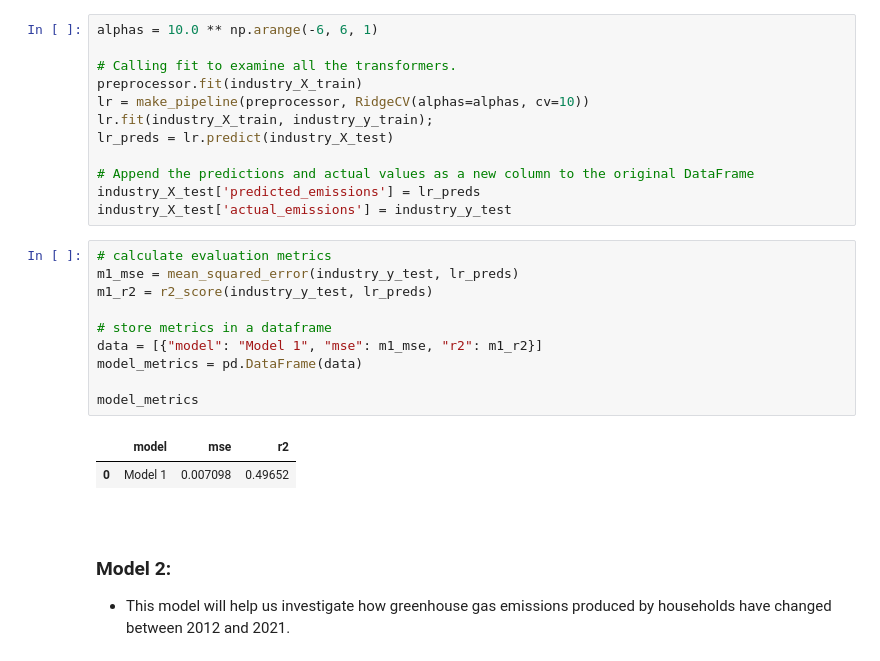
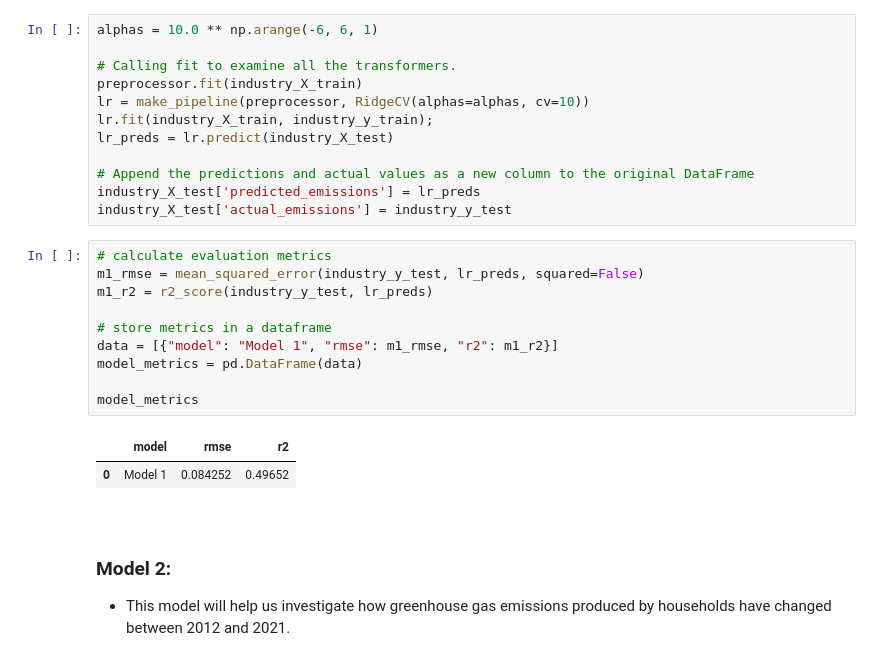
Before and after one commit to Kaylan-W/ghg-emissions-cpsc_368, a Jupyter notebook: a5_analysis/5_data_analysis.ipynb, the cells around one changed output. Saved outputs shown, nothing was run; the diff lists cells and outputs as text.

```diff
--- a/a5_analysis/5_data_analysis.ipynb
+++ b/a5_analysis/5_data_analysis.ipynb
@@ -206,17 +206,17 @@ industry_X_test['predicted_emissions'] = lr_preds
 industry_X_test['actual_emissions'] = industry_y_test
 # %%
 # calculate evaluation metrics
-m1_mse = mean_squared_error(industry_y_test, lr_preds)
+m1_rmse = mean_squared_error(industry_y_test, lr_preds, squared=False)
 m1_r2 = r2_score(industry_y_test, lr_preds)
 
 # store metrics in a dataframe
-data = [{"model": "Model 1", "mse": m1_mse, "r2": m1_r2}]
+data = [{"model": "Model 1", "rmse": m1_rmse, "r2": m1_r2}]
 model_metrics = pd.DataFrame(data)
 
 model_metrics
 # %% [output]
-|  | model | mse | r2 |
-| 0 | Model 1 | 0.007098 | 0.49652 |
+|  | model | rmse | r2 |
+| 0 | Model 1 | 0.084252 | 0.49652 |
 # %% [markdown]
 <br>
 
```
Also changed, not shown: parts of 1 cell of this notebook.
